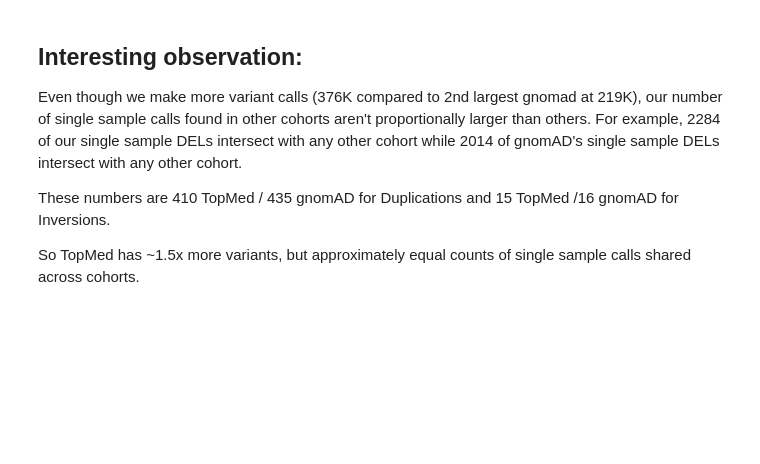
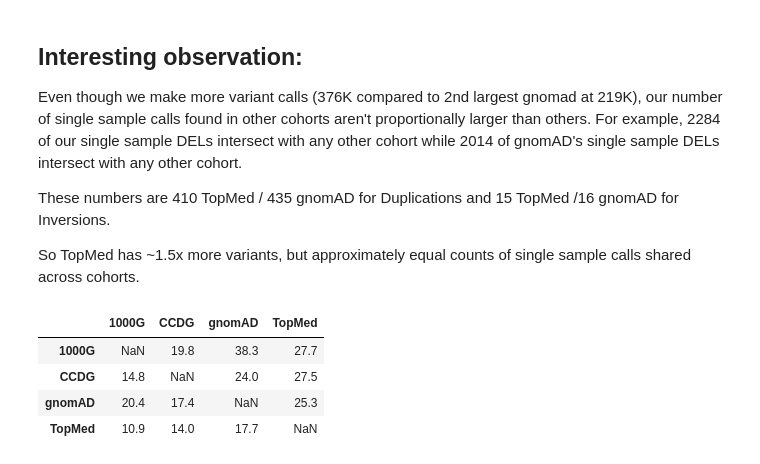
Before and after one commit to BCM-HGSC/TopMedSVQC, a Jupyter notebook: notebooks/KnownAnnoSVAFotate.ipynb, the cells around one changed output. Saved outputs shown, nothing was run; the diff lists cells and outputs as text; code cells hidden in the pictures; blank space fills up the shorter version.

Commit message:
updating cohort intersection

```diff
--- a/notebooks/KnownAnnoSVAFotate.ipynb
+++ b/notebooks/KnownAnnoSVAFotate.ipynb
@@ -201,3 +204,8 @@ Even though we make more variant calls (376K compared to 2nd largest gnomad at 2
 These numbers are 410 TopMed / 435 gnomAD for Duplications and 15 TopMed /16 gnomAD for Inversions.
 
 So TopMed has ~1.5x more variants, but approximately equal counts of single sample calls shared across cohorts.
+# %%
+# Official figure
+everyone = joblib.load("../topmed_known_svafotate/biginter_all.jl")
+single = joblib.load("../topmed_known_svafotate/biginter_single.jl")
+nonsingle = joblib.load("../topmed_known_svafotate/biginter_nonsingle.jl")
@@ -203,0 +214,40 @@ So TopMed has ~1.5x more variants, but approximately equal counts of single samp
+# %%
+# How many of a_src overlap b_src as a percent.
+index = ["1000G", "CCDG", "gnomAD", "TopMed"]
+
+def make_pct(dat, row, col):
+    if row == col:
+        return np.nan
+    j = dat[(dat["a_src"] == row) & (dat["b_src"] == col)].sum(axis=0)
+    if j['ab_ovl'] != 0:
+        pct = j['ab_ovl'] / j['a_cnt']
+    else:
+        pct = 0
+    return pct
+
+a_matrix = []
+s_matrix = []
+ns_matrix = []
+for row in index:
+    cur_a_row = []
+    cur_s_row = []
+    cur_ns_row = []
+    for col in index:
+        cur_a_row.append(make_pct(everyone, row, col))
+        cur_s_row.append(make_pct(single, row, col))
+        cur_ns_row.append(make_pct(nonsingle, row, col))
+    a_matrix.append(cur_a_row)
+    s_matrix.append(cur_s_row)
+    ns_matrix.append(cur_ns_row)
+a_matrix = pd.DataFrame(a_matrix, index=index, columns=index)
+s_matrix = pd.DataFrame(s_matrix, index=index, columns=index)
+ns_matrix = pd.DataFrame(ns_matrix, index=index, columns=index)
+# %%
+# What percent of ROW cohorts intersect with a COL call (of same type and 80% reciprocal overlap).
+(a_matrix * 100).round(1)
+# %% [output]
+|  | 1000G | CCDG | gnomAD | TopMed |
+| 1000G | NaN | 19.8 | 38.3 | 27.7 |
+| CCDG | 14.8 | NaN | 24.0 | 27.5 |
+| gnomAD | 20.4 | 17.4 | NaN | 25.3 |
+| TopMed | 10.9 | 14.0 | 17.7 | NaN |
```
Also changed, not shown: parts of 6 cells of this notebook, 1 other file.
